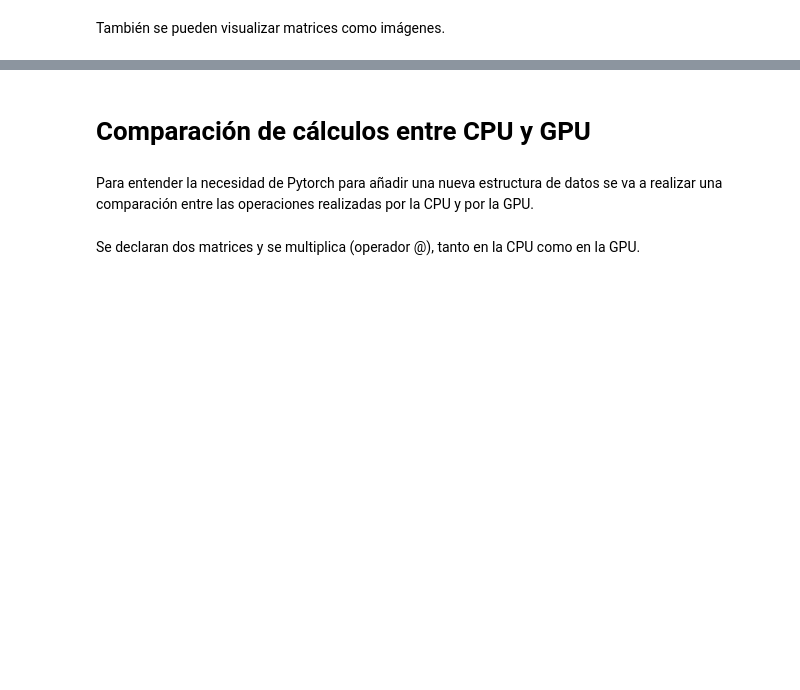
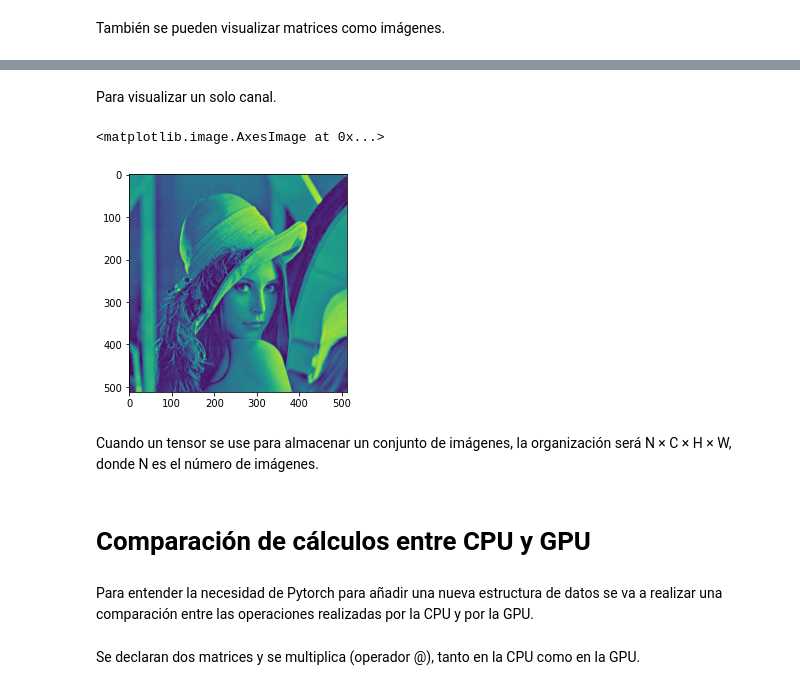
Before and after one commit to rusamentiaga/pytorch-test, a Jupyter notebook: 1_tensors.ipynb, the cells around one changed output, grey strips where cells are left out. Saved outputs shown, nothing was run; the diff lists cells and outputs as text; code cells hidden in the pictures; blank space fills up the shorter version.

```diff
--- a/1_tensors.ipynb
+++ b/1_tensors.ipynb
@@ -480,3 +525,14 @@ plt.imshow(img)
+# %% [markdown]
+Para visualizar un solo canal.
+# %%
+img1 = image_tensor[1,:,:]
+img1.shape
+plt.imshow(img1)
+# %% [output]
+<matplotlib.image.AxesImage at 0x...>
+[figure, added]
+# %% [markdown]
+Cuando un tensor se use para almacenar un conjunto de imágenes, la organización será N × C × H × W, donde N es el número de imágenes.
 # %% [markdown]
 # Comparación de cálculos entre CPU y GPU
 # %% [markdown]
```
Also changed, not shown: parts of 28 cells of this notebook.
